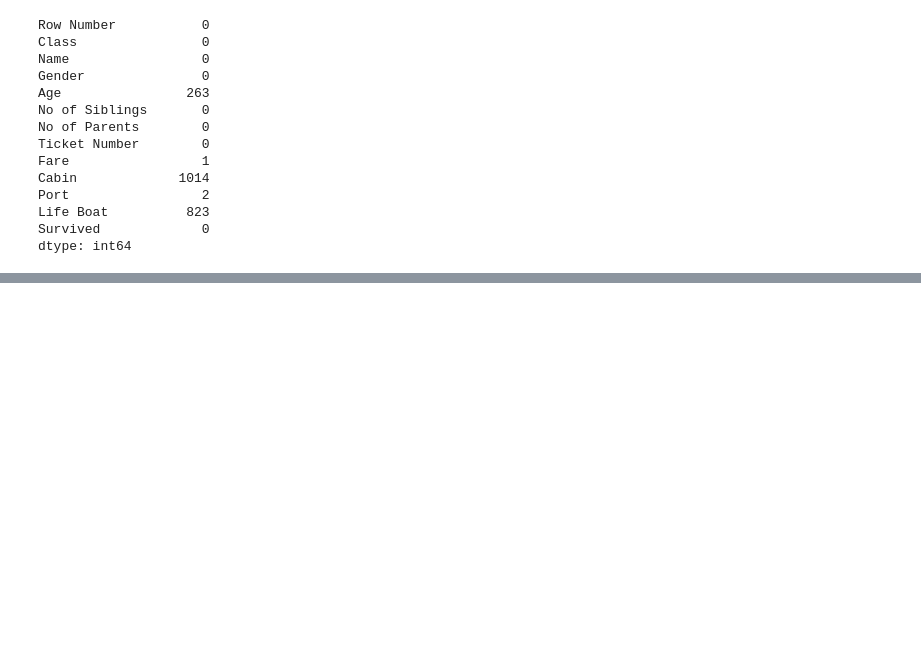
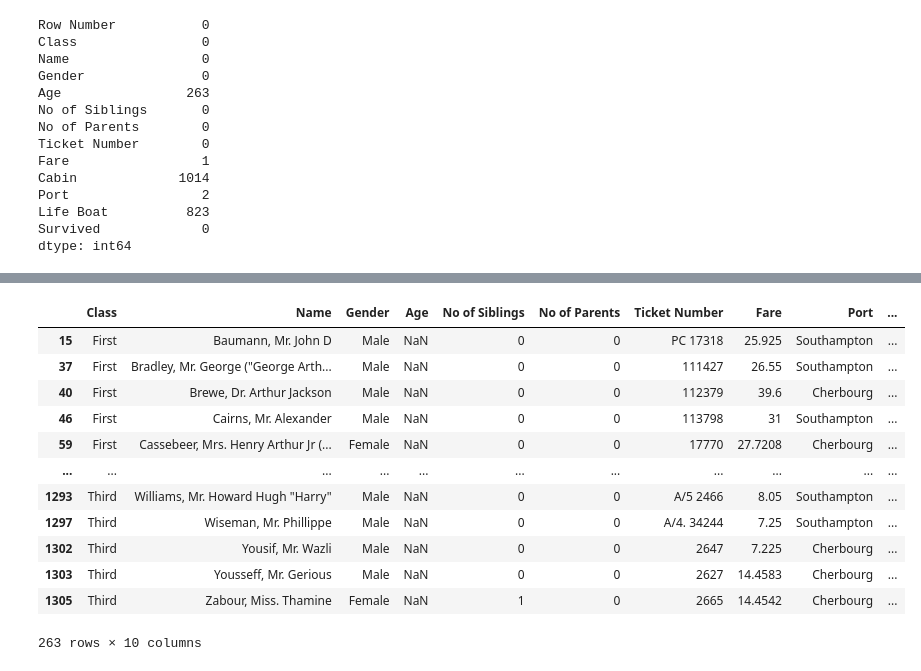
Before and after one commit to jordan5039/Titanic, a Jupyter notebook: notebooks/titanic_analysis.ipynb, the cells around one changed output, grey strips where cells are left out. Drawn from its saved outputs; the diff is of its cells as text; code cells hidden in the pictures; blank space fills up the shorter version.

```diff
--- a/notebooks/titanic_analysis.ipynb
+++ b/notebooks/titanic_analysis.ipynb
@@ -140,3 +150,5 @@ Port                 2
 Life Boat          823
 Survived             0
 dtype: int64
+# %%
+df = df[~((df['Fare'].isna()) | (df['Port'].isna()))]
@@ -142,0 +162,2 @@ dtype: int64
+# %%
+df.drop(columns=['Cabin', 'Life Boat', 'Row Number'], inplace=True)
@@ -142,0 +178,16 @@ dtype: int64
+# %%
+df.loc[df['Age'].isna()]
+# %% [output]
+|  | Class | Name | Gender | Age | No of Siblings | No of Parents | Ticket Number | Fare | Port | ... |
+| 15 | First | Baumann, Mr. John D | Male | NaN | 0 | 0 | PC 17318 | 25.925 | Southampton | ... |
+| 37 | First | Bradley, Mr. George ("George Arth... | Male | NaN | 0 | 0 | 111427 | 26.55 | Southampton | ... |
+| 40 | First | Brewe, Dr. Arthur Jackson | Male | NaN | 0 | 0 | 112379 | 39.6 | Cherbourg | ... |
+| 46 | First | Cairns, Mr. Alexander | Male | NaN | 0 | 0 | 113798 | 31 | Southampton | ... |
+| 59 | First | Cassebeer, Mrs. Henry Arthur Jr (... | Female | NaN | 0 | 0 | 17770 | 27.7208 | Cherbourg | ... |
+| ... | ... | ... | ... | ... | ... | ... | ... | ... | ... | ... |
+| 1293 | Third | Williams, Mr. Howard Hugh "Harry" | Male | NaN | 0 | 0 | A/5 2466 | 8.05 | Southampton | ... |
+| 1297 | Third | Wiseman, Mr. Phillippe | Male | NaN | 0 | 0 | A/4. 34244 | 7.25 | Southampton | ... |
+| 1302 | Third | Yousif, Mr. Wazli | Male | NaN | 0 | 0 | 2647 | 7.225 | Cherbourg | ... |
+| 1303 | Third | Yousseff, Mr. Gerious | Male | NaN | 0 | 0 | 2627 | 14.4583 | Cherbourg | ... |
+| 1305 | Third | Zabour, Miss. Thamine | Female | NaN | 1 | 0 | 2665 | 14.4542 | Cherbourg | ... |
+263 rows × 10 columns
```
Also changed, not shown: parts of 10 cells of this notebook.
